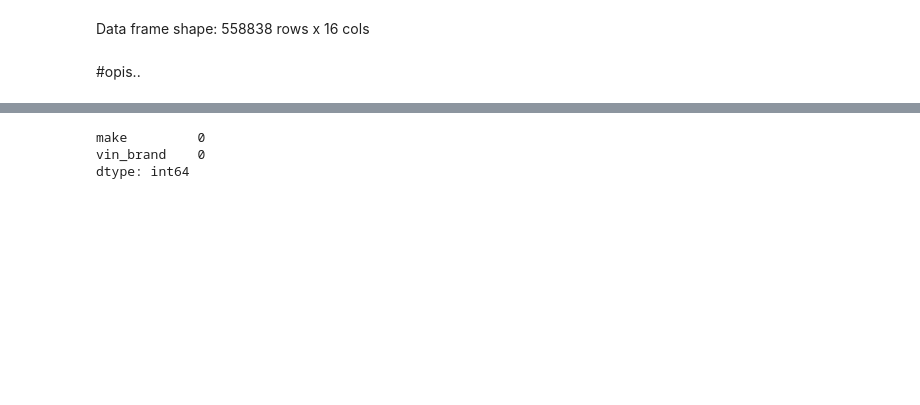
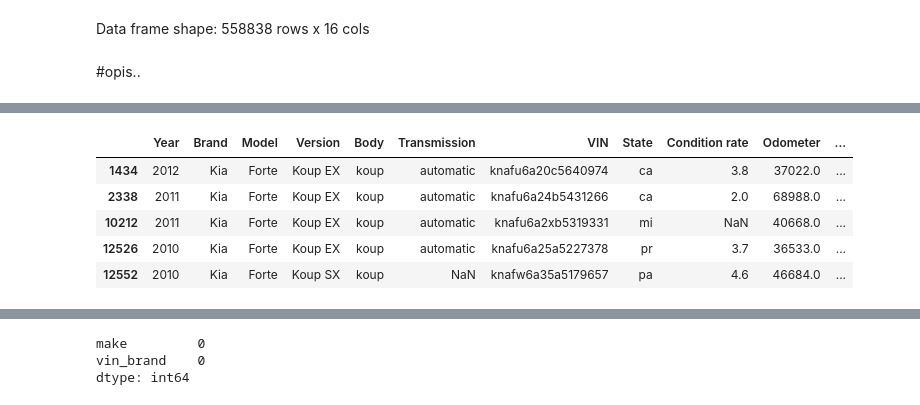
Before and after one commit to WildFireCodes/Data-Science-projects, a Jupyter notebook: Used_car_auction_prices/user_car_auction_prices.ipynb, the cells around one changed output, grey strips where cells are left out. Cells and saved outputs as stored; diff of their text form; code cells hidden in the pictures; blank space fills up the shorter version.

```diff
--- a/Used_car_auction_prices/user_car_auction_prices.ipynb
+++ b/Used_car_auction_prices/user_car_auction_prices.ipynb
@@ -101,0 +98,3 @@ memory usage: 68.2+ MB
+# %%
+used_car_prices_copy['Body'].replace('.*supercrew.*', 'truck', inplace=True, regex=True)
+used_car_prices_copy['Body'].value_counts()
@@ -101,0 +112,9 @@ memory usage: 68.2+ MB
+# %%
+used_car_prices_copy[used_car_prices_copy['Body']=='koup'].head(5)
+# %% [output]
+|  | Year | Brand | Model | Version | Body | Transmission | VIN | State | Condition rate | Odometer | ... |
+| 1434 | 2012 | Kia | Forte | Koup EX | koup | automatic | knafu6a20c5640974 | ca | 3.8 | 37022.0 | ... |
+| 2338 | 2011 | Kia | Forte | Koup EX | koup | automatic | knafu6a24b5431266 | ca | 2.0 | 68988.0 | ... |
+| 10212 | 2011 | Kia | Forte | Koup EX | koup | automatic | knafu6a2xb5319331 | mi | NaN | 40668.0 | ... |
+| 12526 | 2010 | Kia | Forte | Koup EX | koup | automatic | knafu6a25a5227378 | pr | 3.7 | 36533.0 | ... |
+| 12552 | 2010 | Kia | Forte | Koup SX | koup | NaN | knafw6a35a5179657 | pa | 4.6 | 46684.0 | ... |
```
Also changed, not shown: parts of 21 cells of this notebook, 1 other file.
